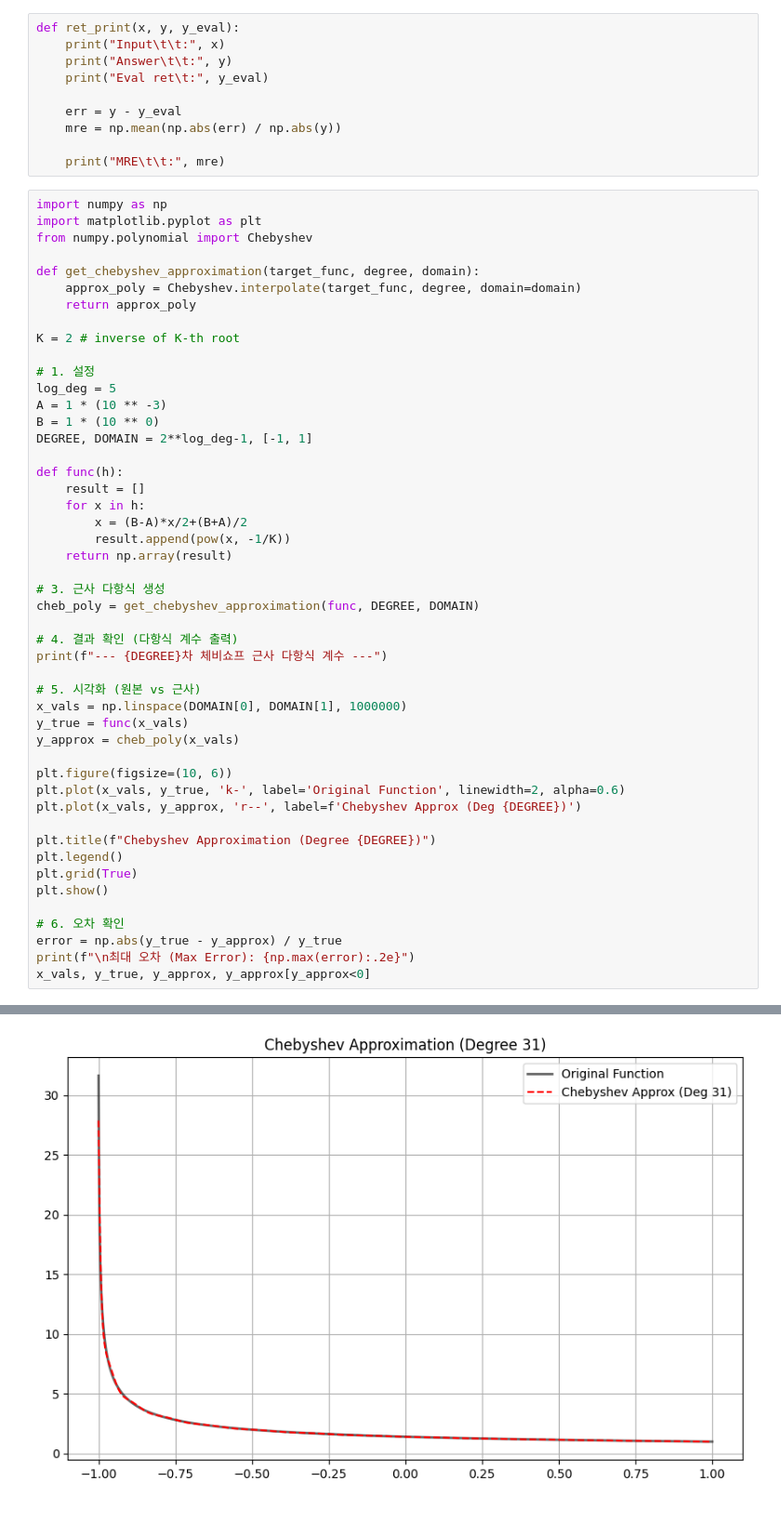
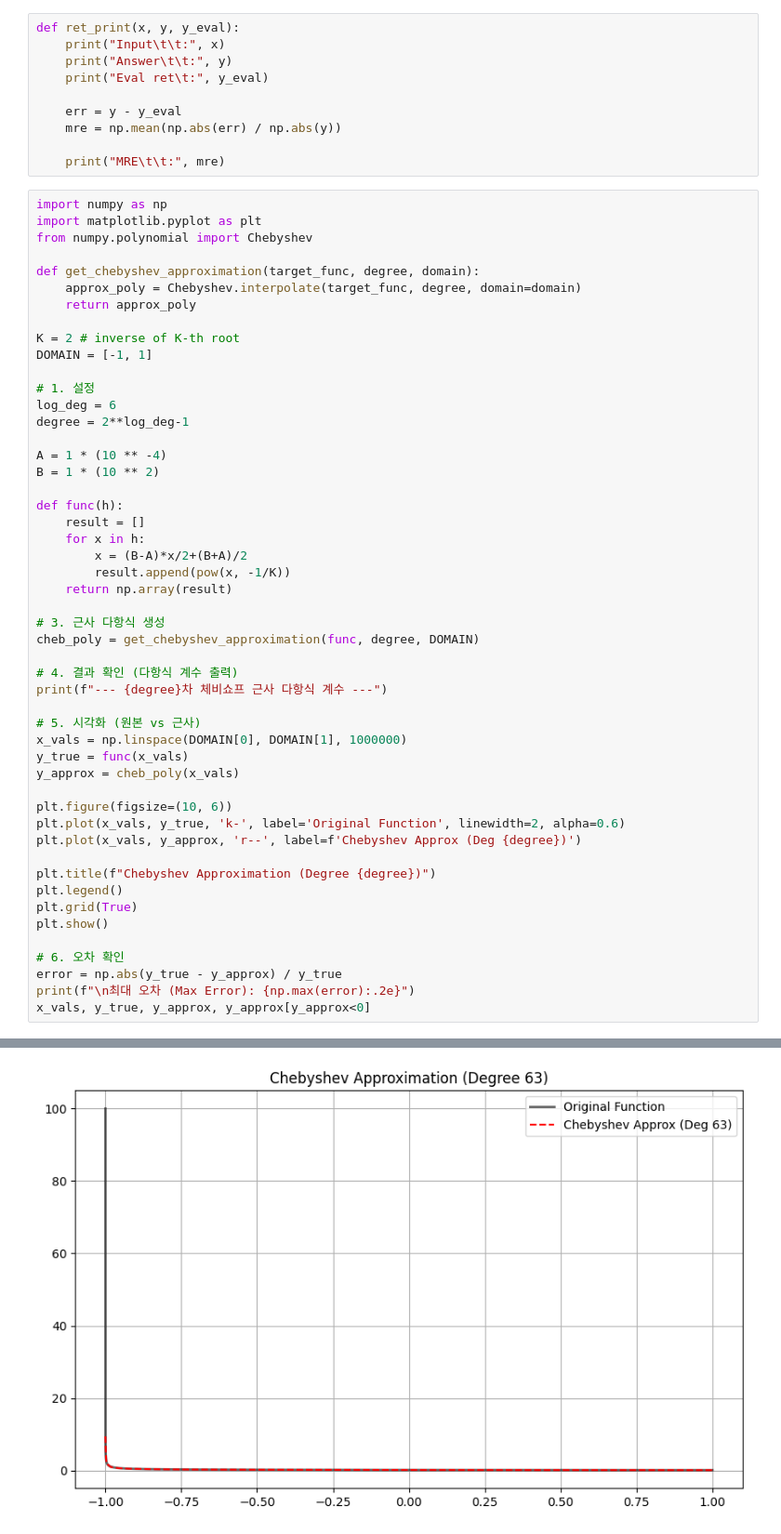
Before and after one commit to hm-choi/pp_test, a Jupyter notebook: coeffs/approx.ipynb, the cells around one changed output, grey strips where cells are left out. Shown at 93% size. Drawn from its saved outputs; the diff is of its cells as text.

```diff
--- a/coeffs/approx.ipynb
+++ b/coeffs/approx.ipynb
@@ -47,12 +54,14 @@ def get_chebyshev_approximation(target_func, degree, domain):
     return approx_poly
 
 K = 2 # inverse of K-th root
+DOMAIN = [-1, 1]
 
 # 1. 설정
-log_deg = 5
-A = 1 * (10 ** -3)
-B = 1 * (10 ** 0)
-DEGREE, DOMAIN = 2**log_deg-1, [-1, 1]
+log_deg = 6
+degree = 2**log_deg-1
+
+A = 1 * (10 ** -4)
+B = 1 * (10 ** 2)
 
 def func(h):
     result = []
@@ -62,10 +71,10 @@ def func(h):
     return np.array(result)
 
 # 3. 근사 다항식 생성
-cheb_poly = get_chebyshev_approximation(func, DEGREE, DOMAIN)
+cheb_poly = get_chebyshev_approximation(func, degree, DOMAIN)
 
 # 4. 결과 확인 (다항식 계수 출력)
-print(f"--- {DEGREE}차 체비쇼프 근사 다항식 계수 ---")
+print(f"--- {degree}차 체비쇼프 근사 다항식 계수 ---")
 
 # 5. 시각화 (원본 vs 근사)
 x_vals = np.linspace(DOMAIN[0], DOMAIN[1], 1000000)
@@ -74,9 +83,9 @@ y_approx = cheb_poly(x_vals)
 
 plt.figure(figsize=(10, 6))
 plt.plot(x_vals, y_true, 'k-', label='Original Function', linewidth=2, alpha=0.6)
-plt.plot(x_vals, y_approx, 'r--', label=f'Chebyshev Approx (Deg {DEGREE})')
+plt.plot(x_vals, y_approx, 'r--', label=f'Chebyshev Approx (Deg {degree})')
 
-plt.title(f"Chebyshev Approximation (Degree {DEGREE})")
+plt.title(f"Chebyshev Approximation (Degree {degree})")
 plt.legend()
 plt.grid(True)
 plt.show()
@@ -90 +99 @@ x_vals, y_true, y_approx, y_approx[y_approx<0]
-[figure, old version]
+[figure, new version]
```
Also changed, not shown: parts of 14 cells of this notebook, 18 other files.
